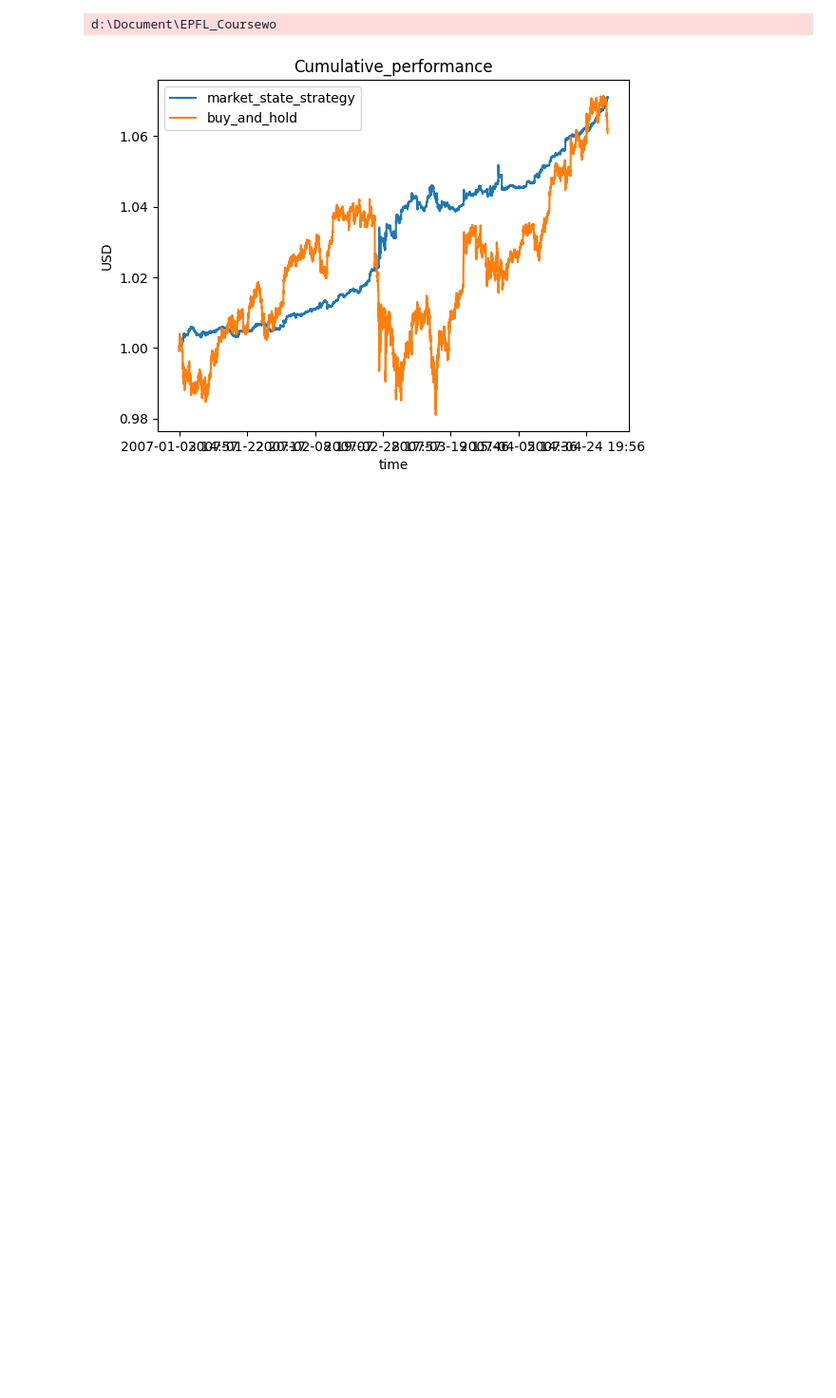
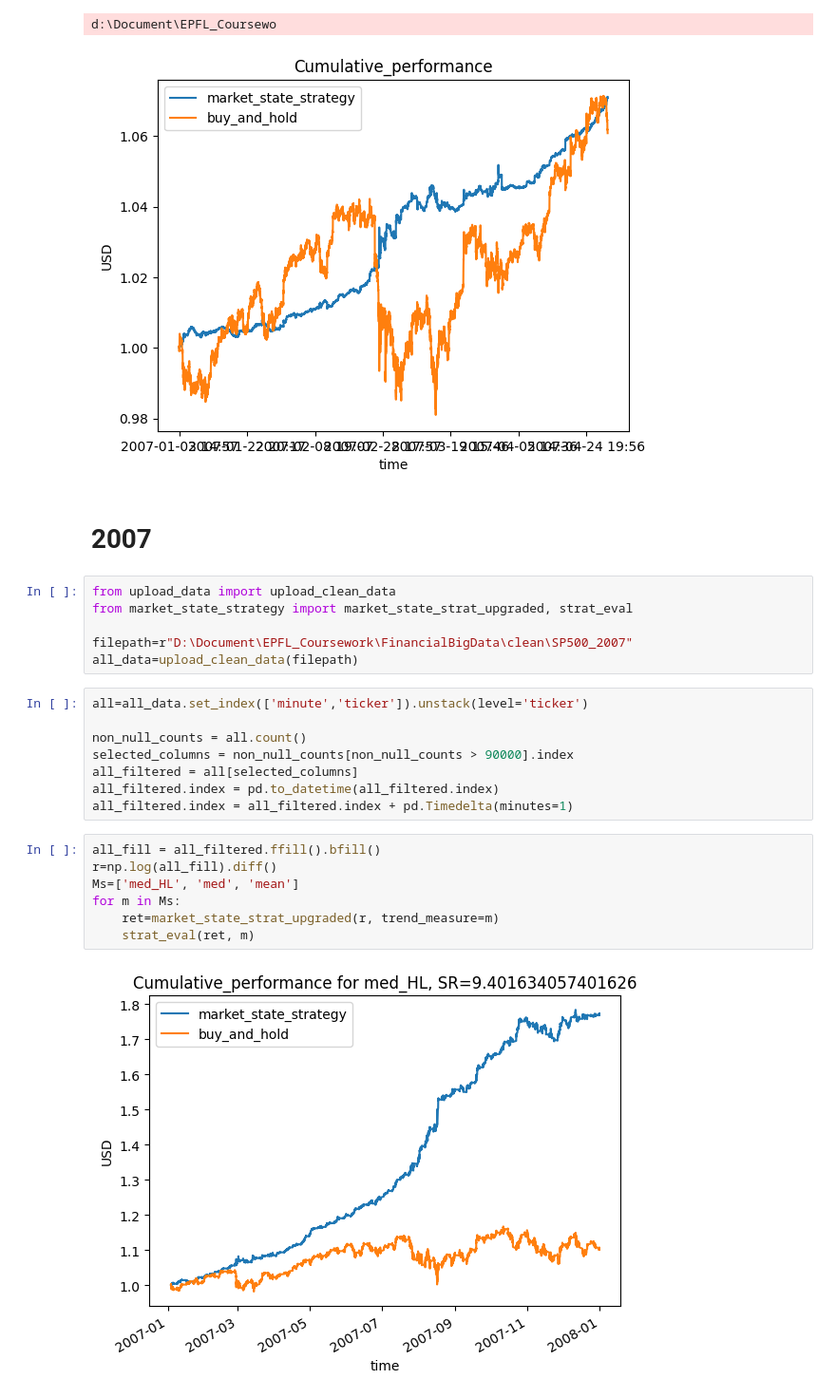
Before and after one commit to chgendreau/market-states-trading-strategy, a Jupyter notebook: strateg_test.ipynb, the cells around one changed output. Shown at 95% size. Saved outputs shown, nothing was run; the diff lists cells and outputs as text; blank space fills up the shorter version.

Commit message:
robust trend

```diff
--- a/strateg_test.ipynb
+++ b/strateg_test.ipynb
@@ -420,3 +405,28 @@ market_state_strategy(r)
 # %% [output]
 d:\Document\EPFL_Coursewo
 [figure]
+# %% [markdown]
+# 2007
+# %%
+from upload_data import upload_clean_data
+from market_state_strategy import market_state_strat_upgraded, strat_eval
+
+filepath=r"D:\Document\EPFL_Coursework\FinancialBigData\clean\SP500_2007"
+all_data=upload_clean_data(filepath)
+# %%
+all=all_data.set_index(['minute','ticker']).unstack(level='ticker')
+
+non_null_counts = all.count()
+selected_columns = non_null_counts[non_null_counts > 90000].index
+all_filtered = all[selected_columns]
+all_filtered.index = pd.to_datetime(all_filtered.index)
+all_filtered.index = all_filtered.index + pd.Timedelta(minutes=1)
+# %%
+all_fill = all_filtered.ffill().bfill()
+r=np.log(all_fill).diff()
+Ms=['med_HL', 'med', 'mean']
+for m in Ms:
+    ret=market_state_strat_upgraded(r, trend_measure=m)
+    strat_eval(ret, m)
+# %% [output]
+[figure, added]
```
Also changed, not shown: parts of 7 cells of this notebook, 2 other files.
